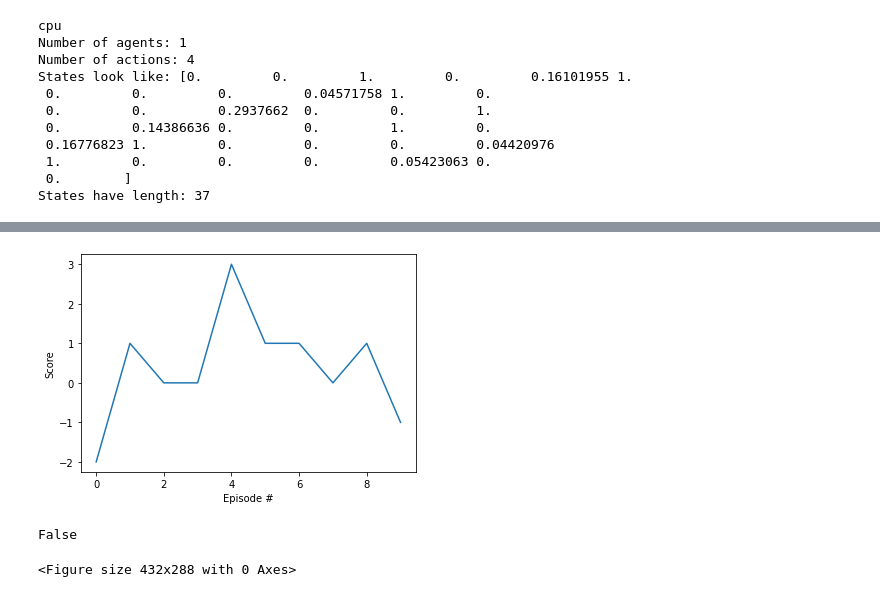
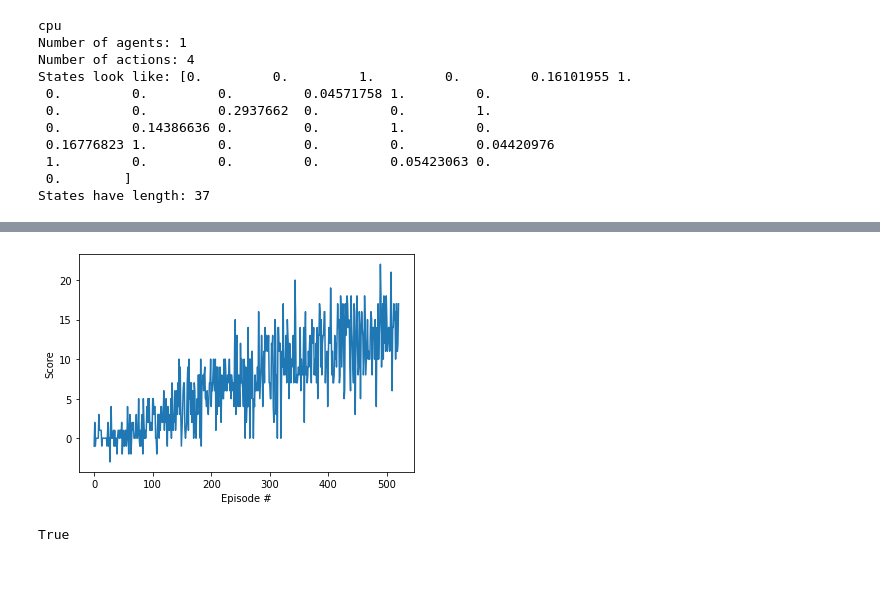
Before and after one commit to lapiz/udacity-drlnd-project-1-Navigation, a Jupyter notebook: Navigation.ipynb, the cells around one changed output, grey strips where cells are left out. Saved outputs shown, nothing was run; the diff lists cells and outputs as text; code cells hidden in the pictures.

```diff
--- a/Navigation.ipynb
+++ b/Navigation.ipynb
@@ -15,7 +15,10 @@ from unityagents import UnityEnvironment
 import numpy as np
 
 # for mac
-env = UnityEnvironment(file_name="Banana.app")
+#env = UnityEnvironment(file_name="Banana.app")
+
+# for linux
+env = UnityEnvironment(file_name="Banana_Linux_NoVis/Banana.x86_64")
 
 # for windows
 #env = UnityEnvironment(file_name="Banana_Windows_x86_64/Banana.exe")
@@ -143,13 +147,13 @@ States have length: 37
 # %%
 # function to run single episode & Train function
 
-def runOnce(env, train_mode, agent ):
+def runOnce(env, agent, eps ):
     score = 0
-    env_info = env.reset(train_mode=train_mode)[brain_name]
+    env_info = env.reset(train_mode=True)[brain_name]
     state = env_info.vector_observations[0]
     done = False
     while not done:
-        action = agent.act(state, 0)
+        action = agent.act(state, eps )
         env_info = env.step(action)[brain_name]
         next_state = env_info.vector_observations[0]
         reward = env_info.rewards[0]
@@ -159,19 +163,19 @@ def runOnce(env, train_mode, agent ):
         state = next_state
     return score
 
-def TrainAgent( env, agent, expect, episodes=1000, window_size=100, eps_start=1.0, eps_end=0.01, eps_decay=0.995):
+def TrainAgent( env, agent, expect, prefix,  episodes=2000, window_size=100, eps_start=1.0, eps_end=0.01, eps_decay=0.995):
     scores = Scores(expect, window_size)
     success = False
     eps = eps_start
     for i_episode in range(1, episodes+1):
-        score = runOnce(env, True, agent )
+        score = runOnce(env, agent, eps )
         eps = max(eps_end, eps_decay*eps)
         if scores.AddScore(score) == True:
             agent.Save('model.pt')
             success = True
             break
 
-    scores.FlushLog('banana', True)
+    scores.FlushLog(prefix, True)
     return success
 # %%
 # Hyperparameters
@@ -189,5 +191,6 @@ agent = Agent(state_size=state_size, action_size=action_size, seed=0, params = p
 # %%
 # Train it!
+agent = Agent(state_size=state_size, action_size=action_size, seed=0, params = params )
 
-TrainAgent(env, agent, 13, 10)
+TrainAgent(env, agent, 13, 'banana13')
 # %% [output]
@@ -200,4 +210,3 @@ Std: 1.2806248474865698
 Done
-[figure, old version]
+[figure, new version]
-False
+True
-<Figure size 432x288 with 0 Axes>
```
Also changed, not shown: parts of 5 cells of this notebook, 8 other files.
